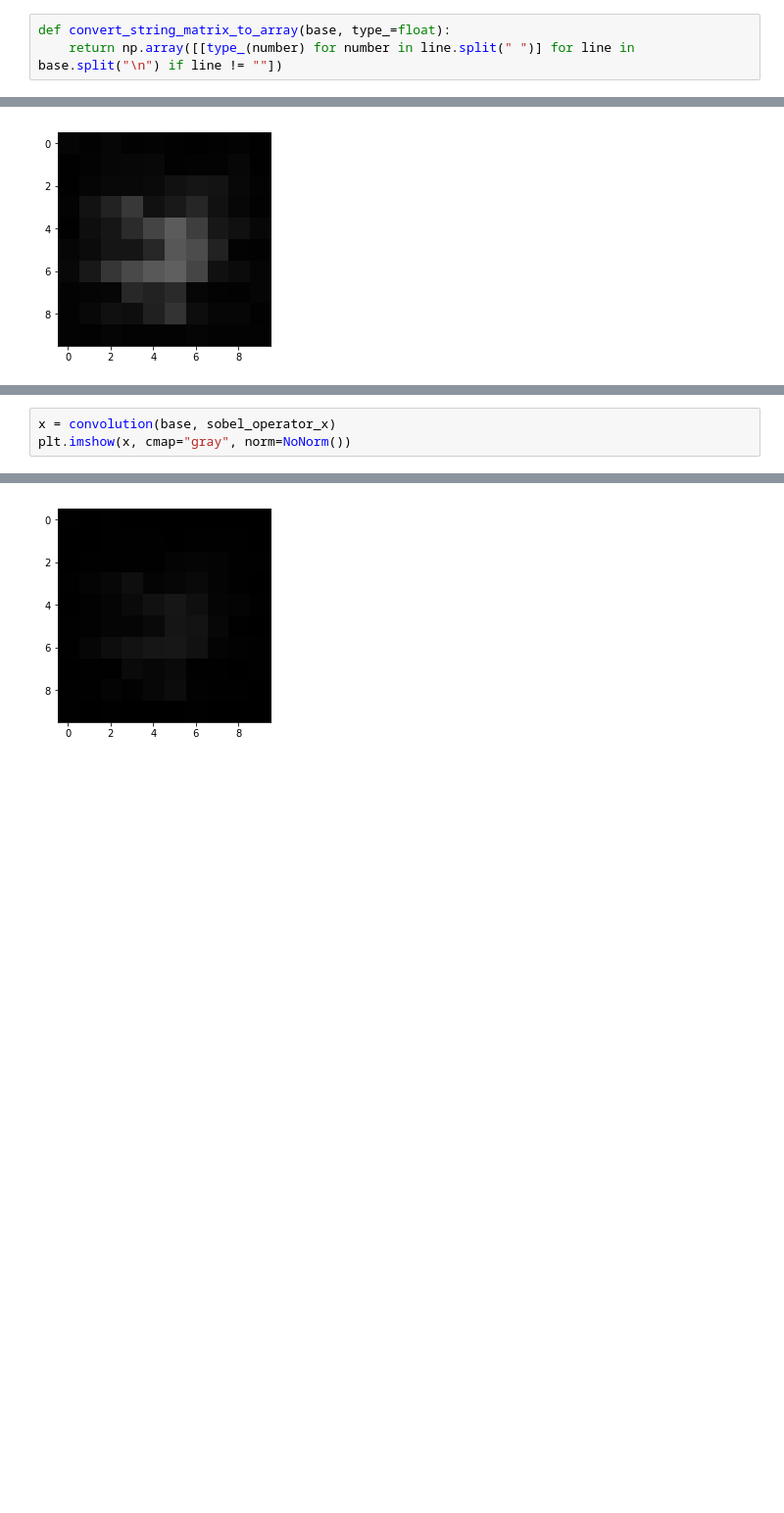
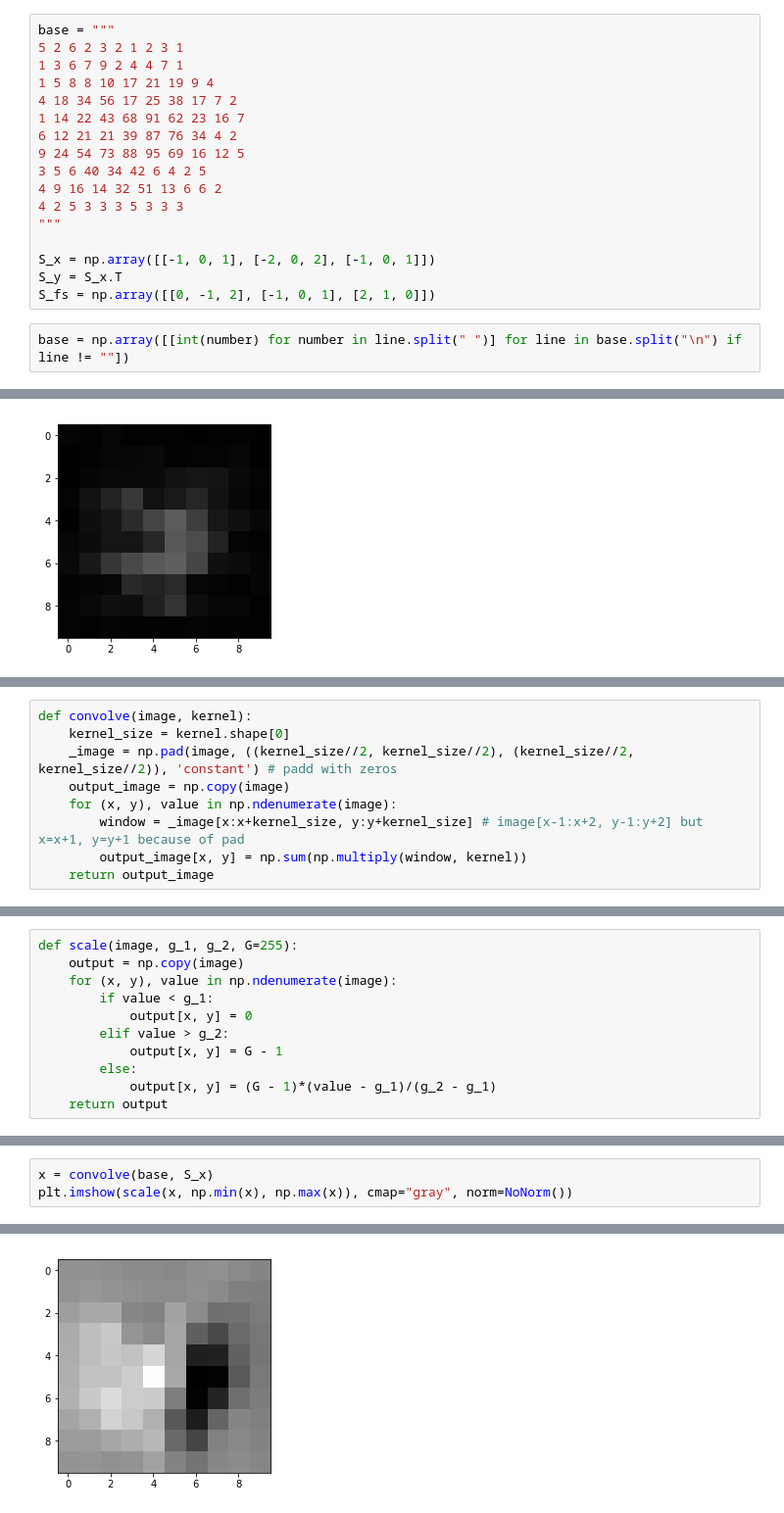
Before and after one commit to burknator/medizintechnik, a Jupyter notebook: Sobel-Operator.ipynb, the cells around one changed output, grey strips where cells are left out. Shown at 98% size. Saved outputs shown, nothing was run; the diff lists cells and outputs as text; blank space fills up the shorter version.

```diff
--- a/Sobel-Operator.ipynb
+++ b/Sobel-Operator.ipynb
@@ -28,3 +5,19 @@ def convolution(image, kernel):
+# %%
+base = """
+5 2 6 2 3 2 1 2 3 1
+1 3 6 7 9 2 4 4 7 1
+1 5 8 8 10 17 21 19 9 4
+4 18 34 56 17 25 38 17 7 2
+1 14 22 43 68 91 62 23 16 7
+6 12 21 21 39 87 76 34 4 2
+9 24 54 73 88 95 69 16 12 5
+3 5 6 40 34 42 6 4 2 5
+4 9 16 14 32 51 13 6 6 2
+4 2 5 3 3 3 5 3 3 3
+"""
+
+S_x = np.array([[-1, 0, 1], [-2, 0, 2], [-1, 0, 1]])
+S_y = S_x.T
+S_fs = np.array([[0, -1, 2], [-1, 0, 1], [2, 1, 0]])
 # %%
-def convert_string_matrix_to_array(base, type_=float):
-    return np.array([[type_(number) for number in line.split(" ")] for line in base.split("\n") if line != ""])
+base = np.array([[int(number) for number in line.split(" ")] for line in base.split("\n") if line != ""])
@@ -92,0 +33,9 @@ plt.imshow(base, cmap="gray", norm=NoNorm())
+# %%
+def convolve(image, kernel):
+    kernel_size = kernel.shape[0]
+    _image = np.pad(image, ((kernel_size//2, kernel_size//2), (kernel_size//2, kernel_size//2)), 'constant') # padd with zeros
+    output_image = np.copy(image)
+    for (x, y), value in np.ndenumerate(image):
+        window = _image[x:x+kernel_size, y:y+kernel_size] # image[x-1:x+2, y-1:y+2] but x=x+1, y=y+1 because of pad
+        output_image[x, y] = np.sum(np.multiply(window, kernel))
+    return output_image
@@ -92,0 +53,11 @@ plt.imshow(base, cmap="gray", norm=NoNorm())
+# %%
+def scale(image, g_1, g_2, G=255):
+    output = np.copy(image)
+    for (x, y), value in np.ndenumerate(image):
+        if value < g_1:
+            output[x, y] = 0
+        elif value > g_2:
+            output[x, y] = G - 1
+        else:
+            output[x, y] = (G - 1)*(value - g_1)/(g_2 - g_1)
+    return output
@@ -93,6 +70,6 @@ plt.imshow(base, cmap="gray", norm=NoNorm())
 # %%
-x = convolution(base, sobel_operator_x)
-plt.imshow(x, cmap="gray", norm=NoNorm())
+x = convolve(base, S_x)
+plt.imshow(scale(x, np.min(x), np.max(x)), cmap="gray", norm=NoNorm())
 # %% [output]
 <matplotlib.image.AxesImage at 0x...>
-[figure, old version]
+[figure, new version]
```
Also changed, not shown: parts of 20 cells of this notebook, 1 other file.
